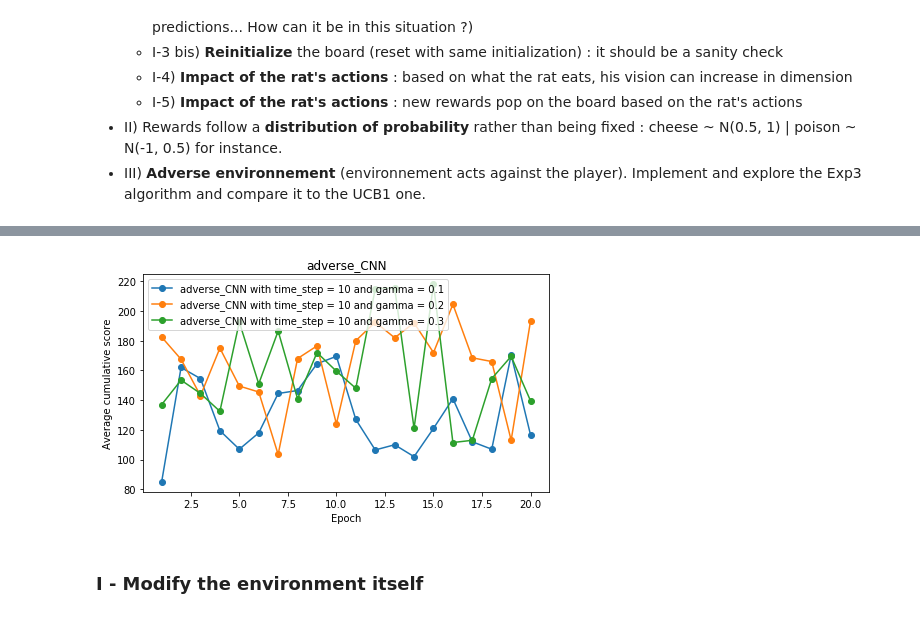
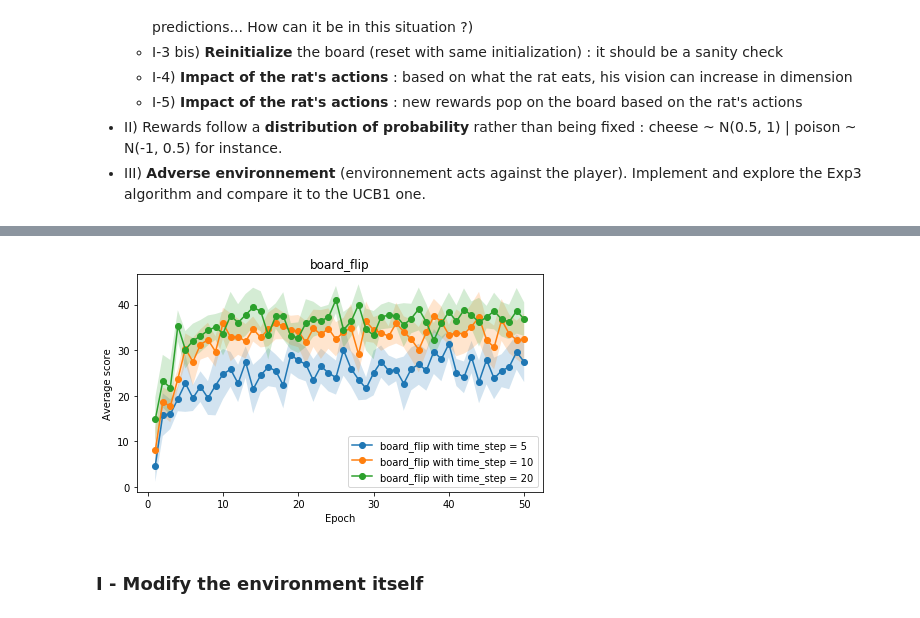
Before and after one commit to EmmanuelJhno/Reinforcement_learning, a Jupyter notebook: Project_adv_env/DQN_rat.ipynb, the cells around one changed output, grey strips where cells are left out. Drawn from its saved outputs; the diff is of its cells as text; code cells hidden in the pictures.

```diff
--- a/Project_adv_env/DQN_rat.ipynb
+++ b/Project_adv_env/DQN_rat.ipynb
@@ -902,6 +923,7 @@ def plot_params_variation(name, params_fct, nb_avg =10, epoch=10, eps_decay=0.5,
 
     plt.show()
 # %%
-plot_params_variation(name = 'adverse_CNN', params_fct=[[10,.1],[10,.2],[10,.3]], nb_avg=10, epoch=20,
-                      freq_video=10, transform_board=board_adv)
+plot_params_variation(name='board_flip', params_fct=[[5],[10],[20]], nb_avg=10, lr=1e-3,
+                      batch_size=50, epoch=50, memory_access='linear', freq_video=10, max_time=500,
+                      memory_size=5000, transform_board=board_flip)
 # %% [output]
@@ -925,4 +947,4 @@ Epoch 020/020 | Loss 0.8367 | Win/lose count 37.5(73.5%)/16.0(21.1%) (21.5)
-[figure, old version]
+[figure, new version]
 # %% [markdown]
 ### I - Modify the environment itself
 # %% [markdown]
```
Also changed, not shown: parts of 9 cells of this notebook, 2 other files.
